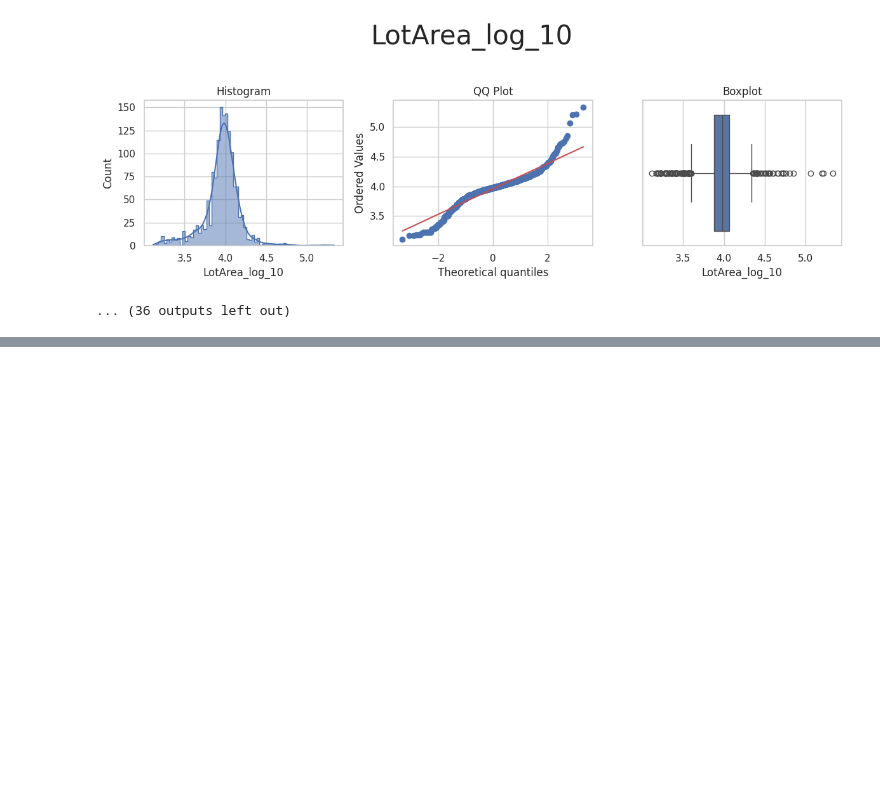
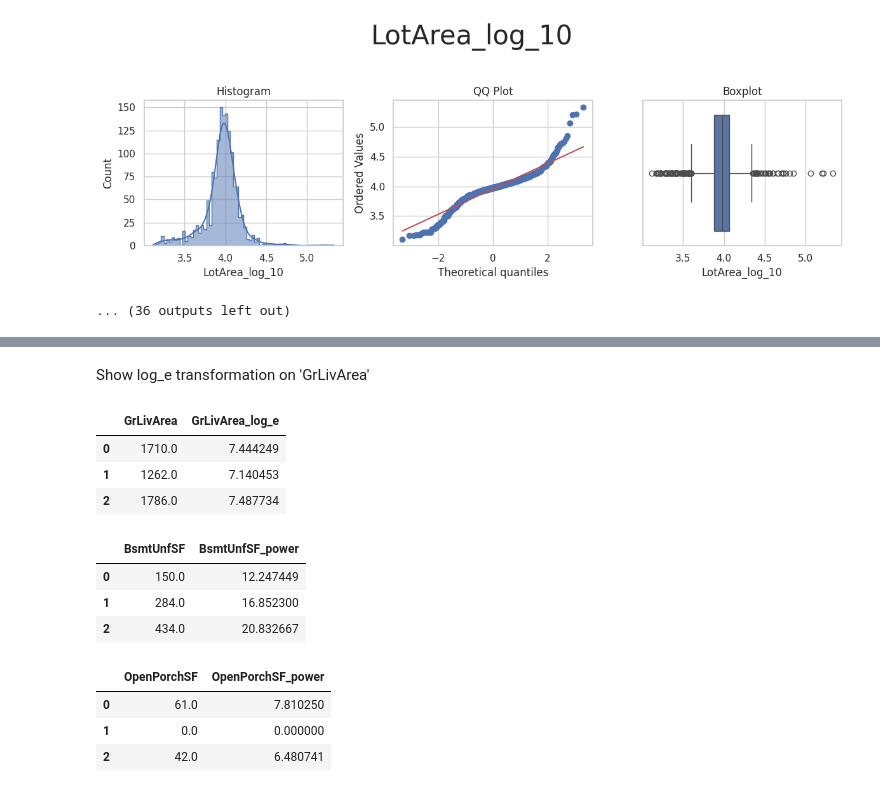
Before and after one commit to James-Burch/PP5-ML-PROJECT, a Jupyter notebook: jupyter_notebooks/4.FeatureEngineering.ipynb, the cells around one changed output, grey strips where cells are left out. Drawn from its saved outputs; the diff is of its cells as text; code cells hidden in the pictures; blank space fills up the shorter version.

```diff
--- a/jupyter_notebooks/4.FeatureEngineering.ipynb
+++ b/jupyter_notebooks/4.FeatureEngineering.ipynb
@@ -454,0 +464,23 @@ df_featengine = FeatureEngineeringAnalysis(df=df_featengine, analysis_type='nume
+# %% [markdown]
+Show log_e transformation on 'GrLivArea'
+# %%
+df_featengine[['GrLivArea', 'GrLivArea_log_e']].head(3)
+# %% [output]
+|  | GrLivArea | GrLivArea_log_e |
+| 0 | 1710.0 | 7.444249 |
+| 1 | 1262.0 | 7.140453 |
+| 2 | 1786.0 | 7.487734 |
+# %%
+df_featengine[['BsmtUnfSF', 'BsmtUnfSF_power']].head(3)
+# %% [output]
+|  | BsmtUnfSF | BsmtUnfSF_power |
+| 0 | 150.0 | 12.247449 |
+| 1 | 284.0 | 16.852300 |
+| 2 | 434.0 | 20.832667 |
+# %%
+df_featengine[['OpenPorchSF', 'OpenPorchSF_power']].head(3)
+# %% [output]
+|  | OpenPorchSF | OpenPorchSF_power |
+| 0 | 61.0 | 7.810250 |
+| 1 | 0.0 | 0.000000 |
+| 2 | 42.0 | 6.480741 |
```
Also changed, not shown: parts of 6 cells of this notebook.
